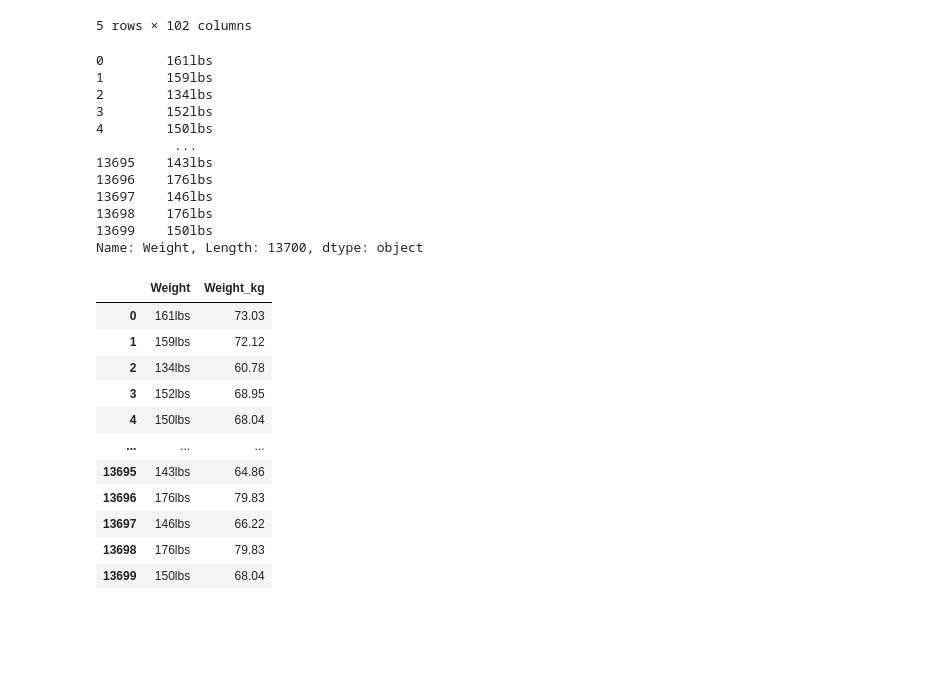
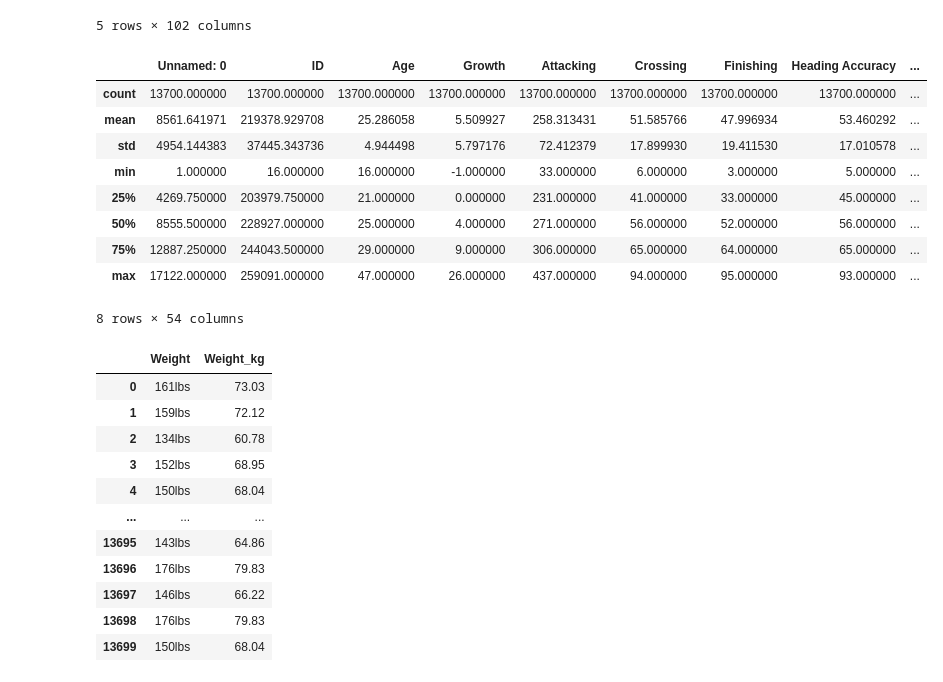
Before and after one commit to marcoandresv/fifa_exercise, a Jupyter notebook: Ejercicios_fifa_Limpieza_analisis_datos.ipynb, the cells around one changed output. Cells and saved outputs as stored; diff of their text form; code cells hidden in the pictures; blank space fills up the shorter version.

```diff
--- a/Ejercicios_fifa_Limpieza_analisis_datos.ipynb
+++ b/Ejercicios_fifa_Limpieza_analisis_datos.ipynb
@@ -33,19 +33,17 @@ df_fifa.head()
 | 4 | 10074 | 234799 | Y. Demoncy | 23 | France | US Orléans Loiret Football | CDM | CDM CM | US Orléans Loiret Football 2018 ~... | ... |
 5 rows × 102 columns
 # %%
-df_fifa["Weight"]
+df_fifa.describe()
 # %% [output]
+|  | Unnamed: 0 | ID | Age | Growth | Attacking | Crossing | Finishing | Heading Accuracy | ... |
+| count | 13700.000000 | 13700.000000 | 13700.000000 | 13700.000000 | 13700.000000 | 13700.000000 | 13700.000000 | 13700.000000 | ... |
+| mean | 8561.641971 | 219378.929708 | 25.286058 | 5.509927 | 258.313431 | 51.585766 | 47.996934 | 53.460292 | ... |
+| std | 4954.144383 | 37445.343736 | 4.944498 | 5.797176 | 72.412379 | 17.899930 | 19.411530 | 17.010578 | ... |
+| min | 1.000000 | 16.000000 | 16.000000 | -1.000000 | 33.000000 | 6.000000 | 3.000000 | 5.000000 | ... |
+| 25% | 4269.750000 | 203979.750000 | 21.000000 | 0.000000 | 231.000000 | 41.000000 | 33.000000 | 45.000000 | ... |
+| 50% | 8555.500000 | 228927.000000 | 25.000000 | 4.000000 | 271.000000 | 56.000000 | 52.000000 | 56.000000 | ... |
+| 75% | 12887.250000 | 244043.500000 | 29.000000 | 9.000000 | 306.000000 | 65.000000 | 64.000000 | 65.000000 | ... |
+| max | 17122.000000 | 259091.000000 | 47.000000 | 26.000000 | 437.000000 | 94.000000 | 95.000000 | 93.000000 | ... |
-0        161lbs
-1        159lbs
-2        134lbs
-3        152lbs
-4        150lbs
-          ...
-13695    143lbs
-13696    176lbs
-13697    146lbs
-13698    176lbs
-13699    150lbs
-Name: Weight, Length: 13700, dtype: object
+8 rows × 54 columns
 # %%
 
```
Also changed, not shown: parts of 10 cells of this notebook.
